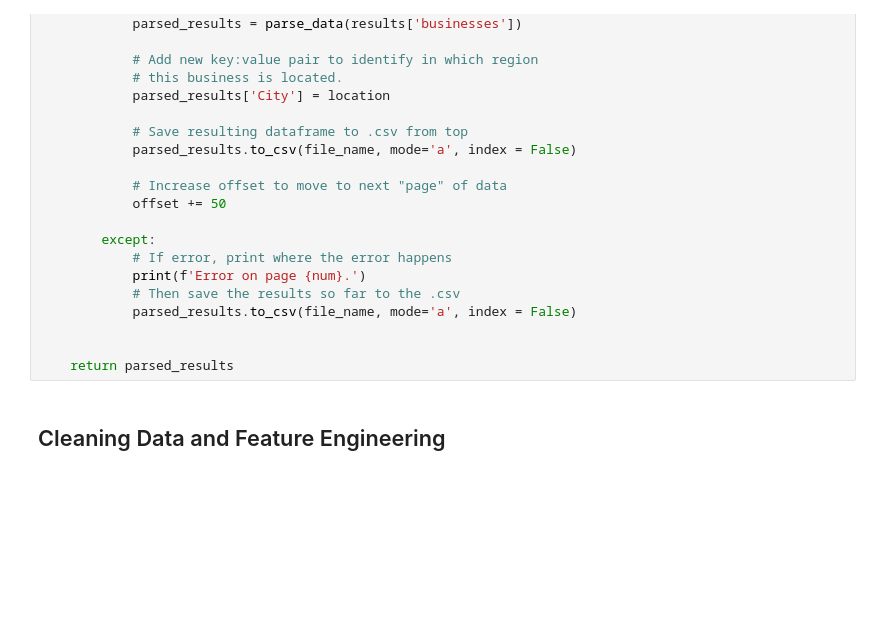
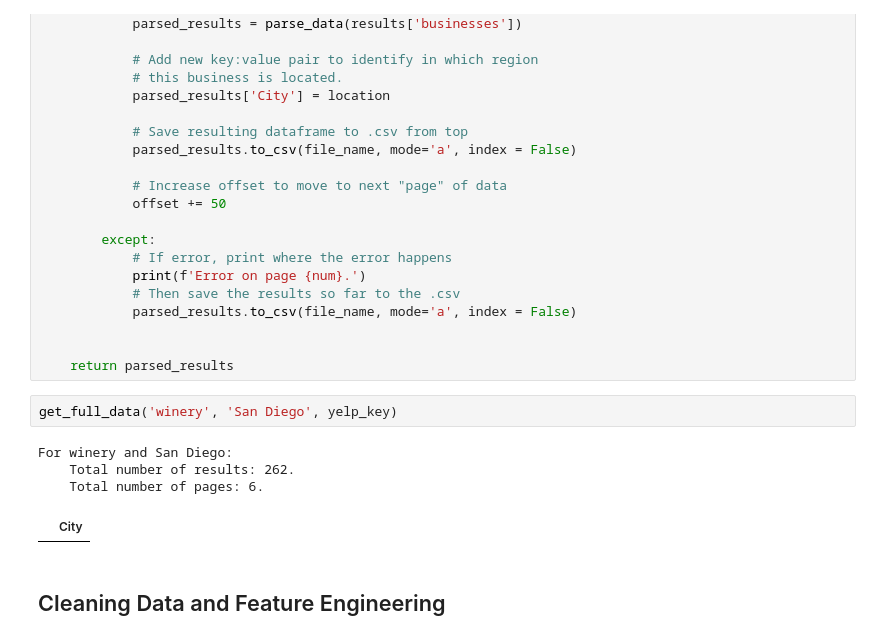
Before and after one commit to pleasecallmejax/Phase-1-Project, a Jupyter notebook: 1 ETL - Updated.ipynb, the cells around one changed output. Cells and saved outputs as stored; diff of their text form; blank space fills up the shorter version.

```diff
--- a/1 ETL - Updated.ipynb
+++ b/1 ETL - Updated.ipynb
@@ -152,6 +162,13 @@ def get_full_data(term, location, yelp_key):
 
 
     return parsed_results
+# %%
+get_full_data('winery', 'San Diego', yelp_key)
+# %% [output]
+For winery and San Diego:
+    Total number of results: 262.
+    Total number of pages: 6.
+|  | City |
 # %% [markdown]
 ## Cleaning Data and Feature Engineering
 # %% [markdown]
```
Also changed, not shown: parts of 15 cells of this notebook, 2 other files.
